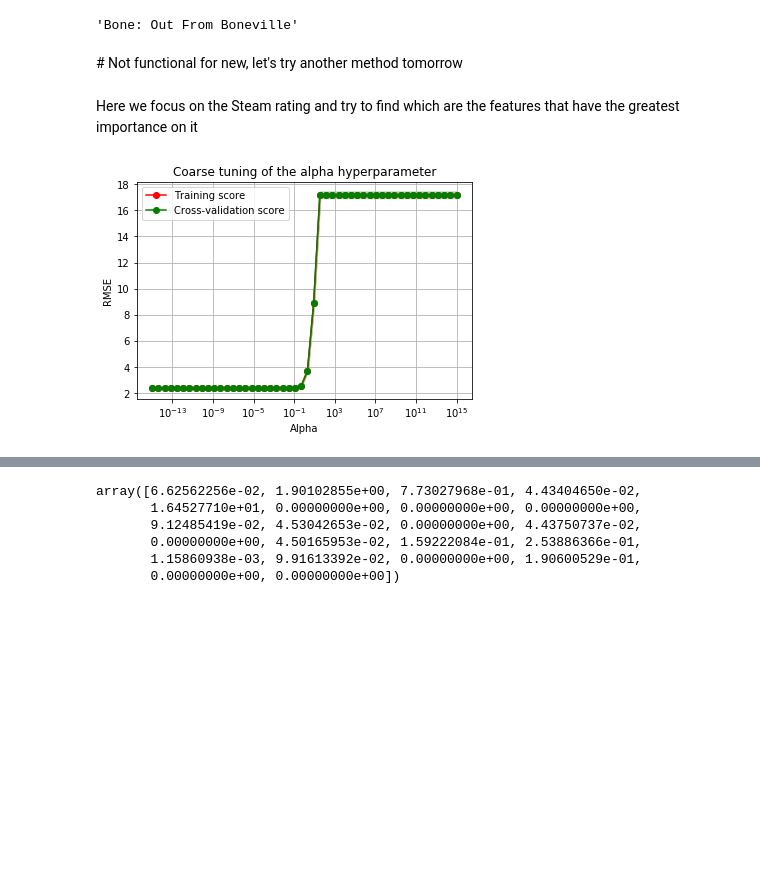
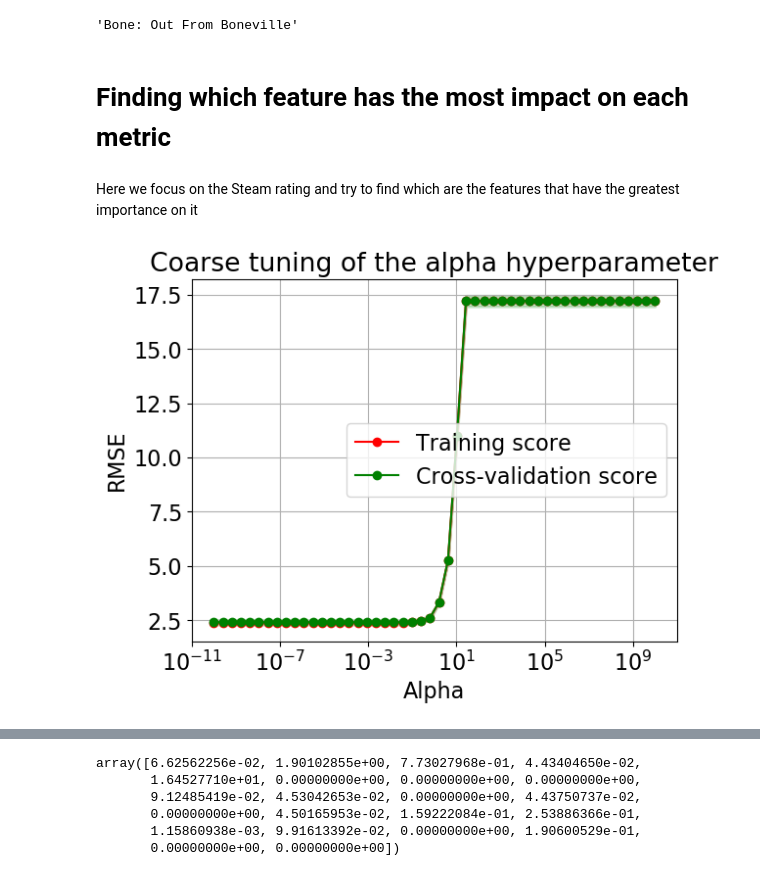
Before and after one commit to mikehdr/ntds_2019_team21, a Jupyter notebook: 4-exploration.ipynb, the cells around one changed output, grey strips where cells are left out. Drawn from its saved outputs; the diff is of its cells as text; code cells hidden in the pictures; blank space fills up the shorter version.

```diff
--- a/4-exploration.ipynb
+++ b/4-exploration.ipynb
@@ -410,19 +439,19 @@ MSE = make_scorer(mean_squared_error)
 pd_data.name[9]
 # %% [output]
 'Bone: Out From Boneville'
-# %% [markdown]
-# Not functional for new, let's try another method tomorrow
+# %% [markdown]
+# Finding which feature has the most impact on each metric
 # %% [markdown]
 Here we focus on the Steam rating and try to find which are the features that have the greatest importance on it
 # %%
-alpha_range = np.logspace(-15, 15, 50)
+alpha_range = np.logspace(-10, 10, 50)
 
 train_scores_val_l, cv_scores_val_l = validation_curve(lasso_pipeline, X_train, y_train['rating'], param_name="lasso__alpha",
                                                        param_range=alpha_range, cv=5, scoring=MSE,n_jobs = -1)
 plot_validation_curve(np.sqrt(train_scores_val_l),np.sqrt(cv_scores_val_l), alpha_range,
                       'log','Coarse tuning of the alpha hyperparameter', 'RMSE', 'Alpha')
 # %% [output]
-[figure, old version]
+[figure, new version]
 # %%
 alpha_range_fine = np.logspace(-2, 0, 30)
 
```
Also changed, not shown: parts of 16 cells of this notebook.
